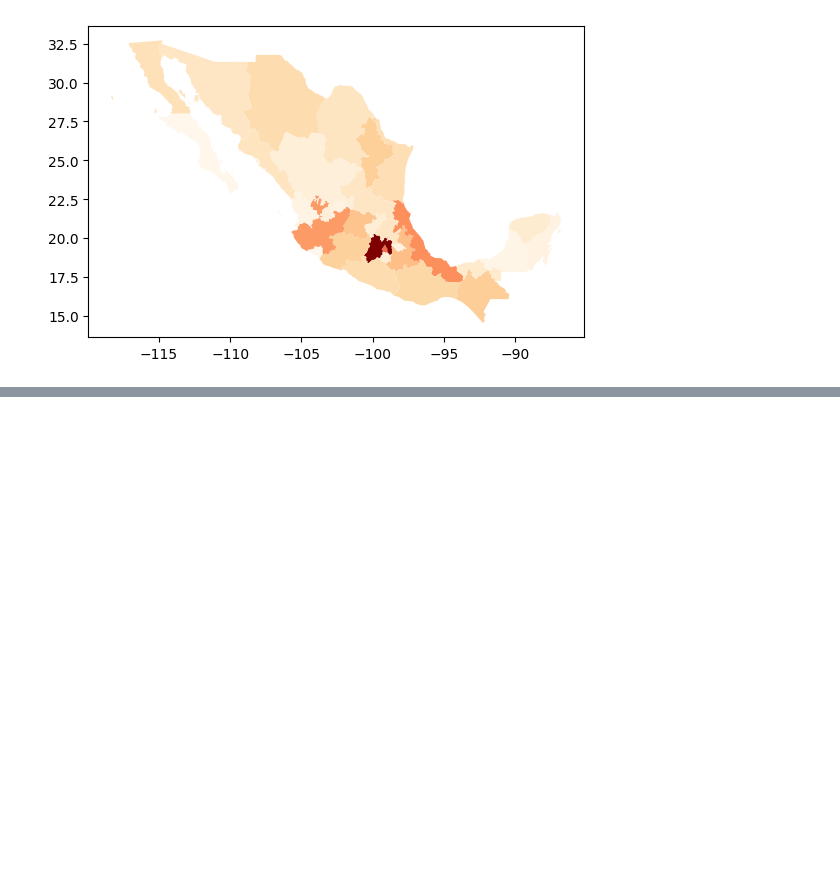
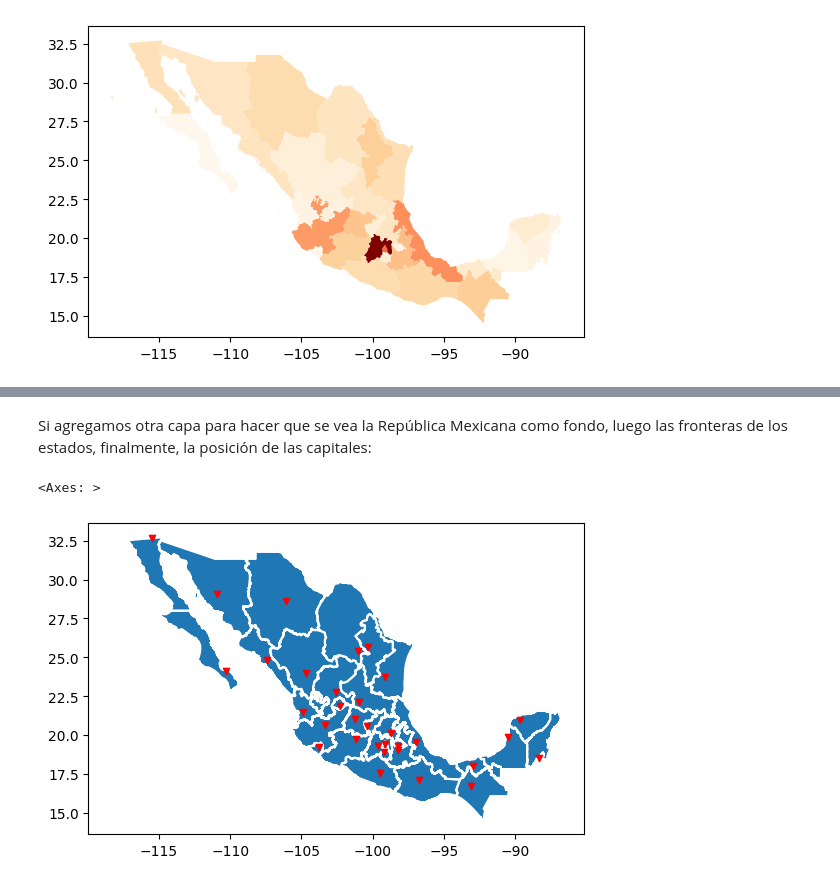
Before and after one commit to Edersao/Curso_Data_Scientist, a Jupyter notebook: geopandas_ejercicio.ipynb, the cells around one changed output, grey strips where cells are left out. Cells and saved outputs as stored; diff of their text form; code cells hidden in the pictures; blank space fills up the shorter version.

```diff
--- a/geopandas_ejercicio.ipynb
+++ b/geopandas_ejercicio.ipynb
@@ -110,0 +167,12 @@ mexgdf.plot(column='Total',cmap='OrRd')
+# %% [markdown]
+Si agregamos otra capa para hacer que se vea la República Mexicana como fondo, luego las fronteras de los estados, finalmente, la posición de las capitales:
+# %%
+# Pintamos ahora las capitales en zorder 3 para que esté hasta arriba
+mapa = capitales.plot(marker='v', color='red', markersize=20,zorder=3)
+# Y después el mapa completo en zorder 1 para que sea el fondo
+mex.plot(ax=mapa, zorder=1)
+# Finalmente, graficamos los bordes en zorder 2 para que queden en medio
+mex.boundary.plot(ax=mapa, zorder=2, color='white')
+# %% [output]
+<Axes: >
+[figure, added]
```
Also changed, not shown: parts of 9 cells of this notebook.
